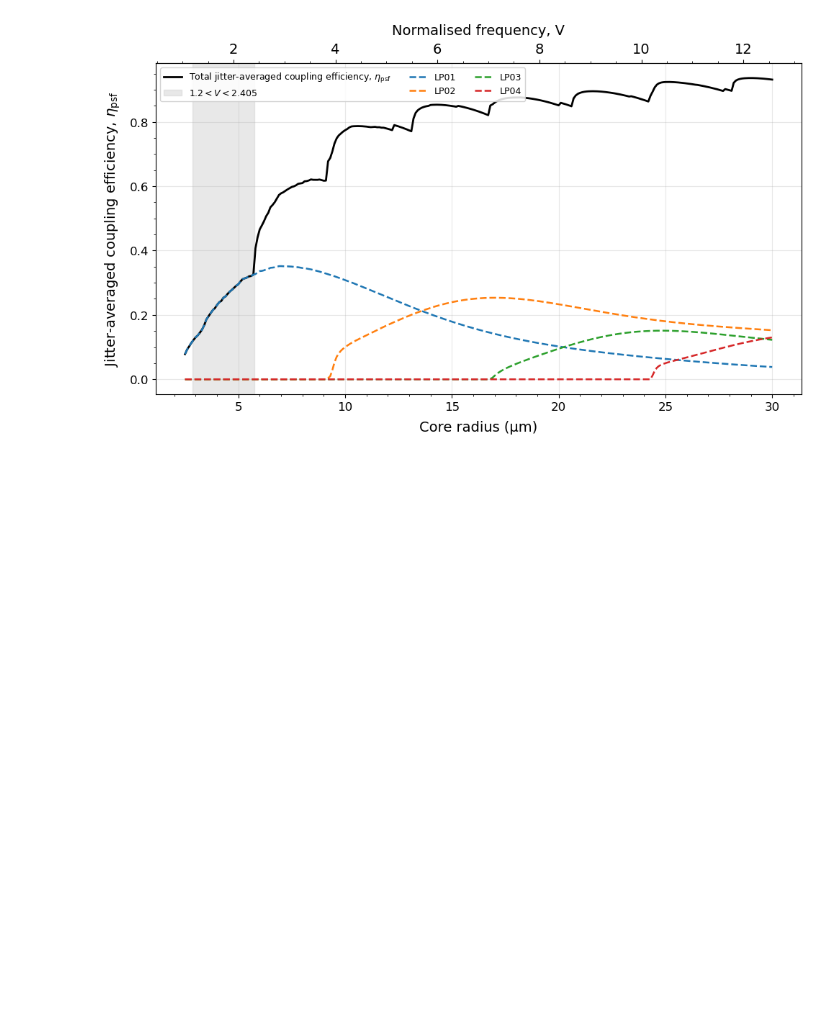
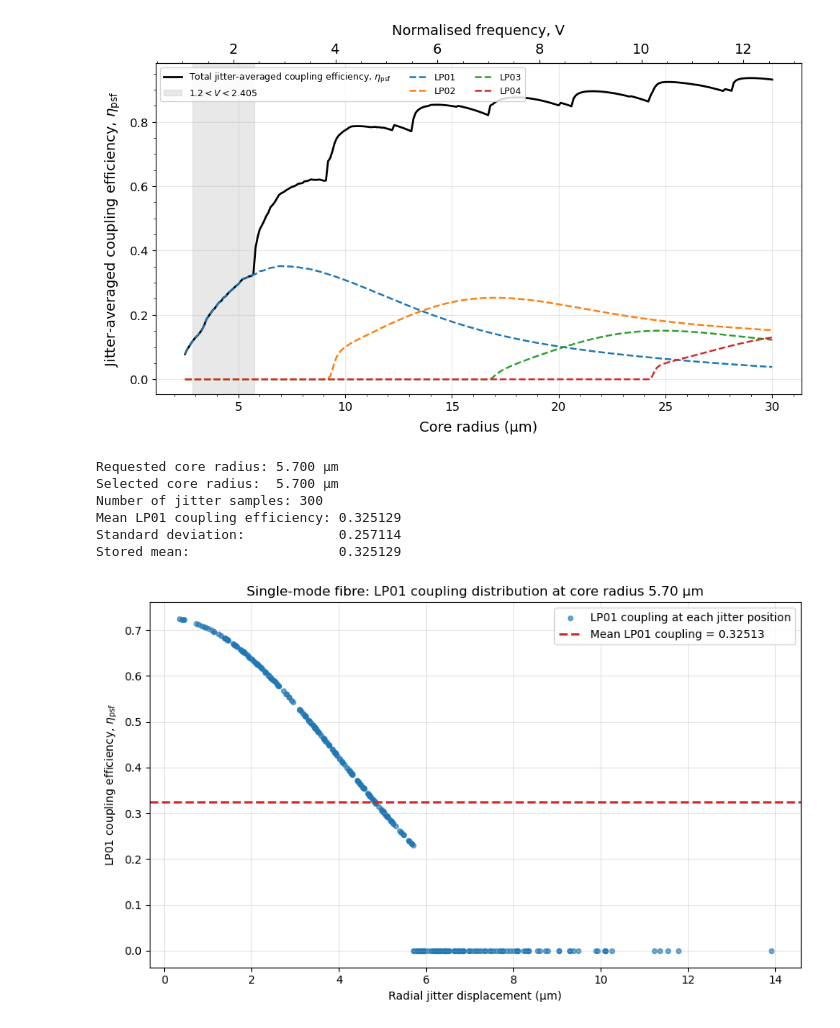
Before and after one commit to TongyueLiu/OH-Suppression-MRes-Project, a Jupyter notebook: notebooks/throughput_optics/jitter_psf_source_snr_vs_core_radius.ipynb, the cells around one changed output. Cells and saved outputs as stored; diff of their text form; code cells hidden in the pictures; blank space fills up the shorter version.

```diff
--- a/notebooks/throughput_optics/jitter_psf_source_snr_vs_core_radius.ipynb
+++ b/notebooks/throughput_optics/jitter_psf_source_snr_vs_core_radius.ipynb
@@ -2775,3 +2840,83 @@ mode_eta_dict, mode_lines = (
 )
 # %% [output]
 [figure]
+# %%
+import numpy as np
+import matplotlib.pyplot as plt
+
+# Select the result closest to a core radius of 5.7 µm
+target_radius_um = 5.7
+core_radius_um = np.asarray(core_radius_range_full) * 1e6
+
+radius_index = np.argmin(
+    np.abs(core_radius_um - target_radius_um)
+)
+
+selected_radius_um = core_radius_um[radius_index]
+selected_result = results_jitter_per_mode_full[radius_index]
+
+# Single-mode fibre: use the fundamental LP01 mode
+eta_samples_lp01 = np.asarray(
+    selected_result["eta_mode_samples"]["LP01"]
+)
+
+# Mean over all jitter positions
+eta_mean_lp01 = np.mean(eta_samples_lp01)
+eta_std_lp01 = np.std(eta_samples_lp01, ddof=1)
+
+# Stored mean, for comparison
+eta_mean_stored = selected_result["eta_mode_mean"]["LP01"]
+
+print(f"Requested core radius: {target_radius_um:.3f} µm")
+print(f"Selected core radius:  {selected_radius_um:.3f} µm")
+print(f"Number of jitter samples: {len(eta_samples_lp01)}")
+print(f"Mean LP01 coupling efficiency: {eta_mean_lp01:.6f}")
+print(f"Standard deviation:            {eta_std_lp01:.6f}")
+print(f"Stored mean:                   {eta_mean_stored:.6f}")
+# %% [output]
+Requested core radius: 5.700 µm
+Selected core radius:  5.700 µm
+Number of jitter samples: 300
+Mean LP01 coupling efficiency: 0.325129
+Standard deviation:            0.257114
+Stored mean:                   0.325129
+# %%
+# Radial magnitude of every jitter displacement
+jitter_displacement_um = (
+    np.hypot(delta_x_300, delta_y_300) * 1e6
+)
+
+fig, ax = plt.subplots(figsize=(9, 5.5))
+
+ax.scatter(
+    jitter_displacement_um,
+    eta_samples_lp01,
+    s=18,
+    alpha=0.65,
+    label="LP01 coupling at each jitter position",
+)
+
+ax.axhline(
+    eta_mean_lp01,
+    color="tab:red",
+    linestyle="--",
+    linewidth=2,
+    label=(
+        rf"Mean LP01 coupling = "
+        rf"{eta_mean_lp01:.5f}"
+    ),
+)
+
+ax.set_xlabel("Radial jitter displacement (µm)")
+ax.set_ylabel(r"LP01 coupling efficiency, $\eta_{\mathrm{psf}}$")
+ax.set_title(
+    rf"Single-mode fibre: LP01 coupling distribution "
+    rf"at core radius {selected_radius_um:.2f} µm"
+)
+
+ax.grid(alpha=0.3)
+ax.legend()
+plt.tight_layout()
+plt.show()
+# %% [output]
+[figure, added]
```
Also changed, not shown: parts of 10 cells of this notebook, 3 other files.
